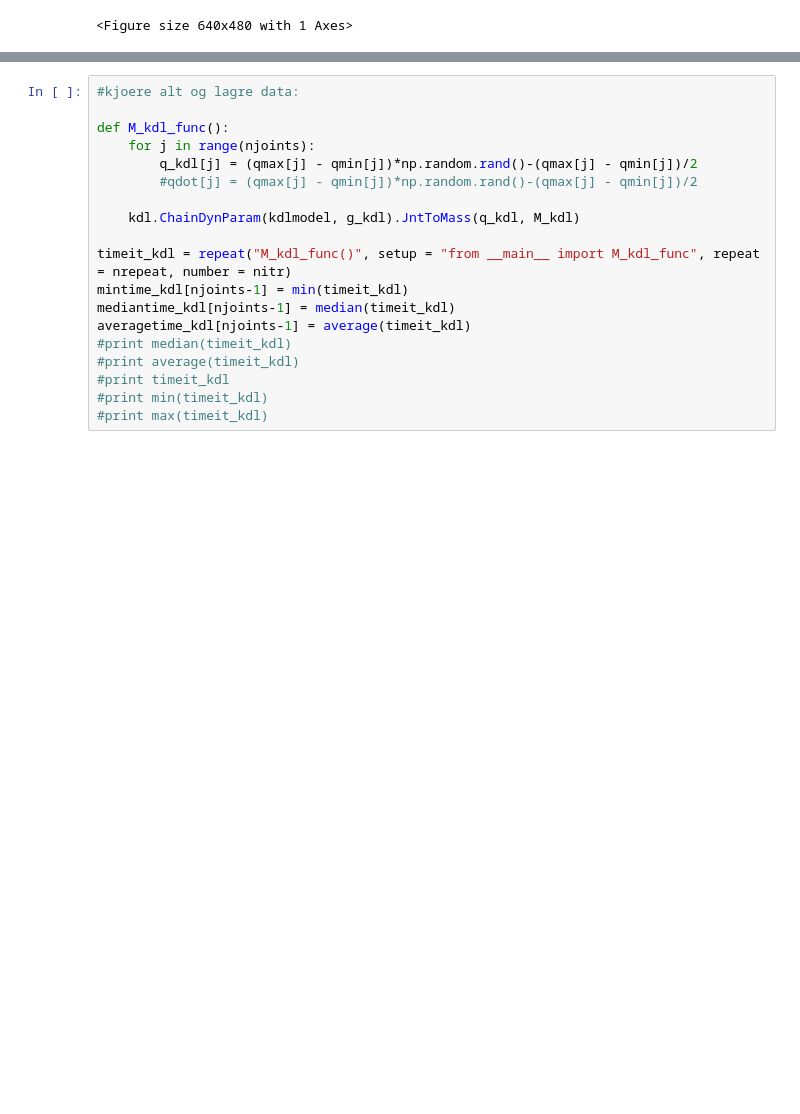
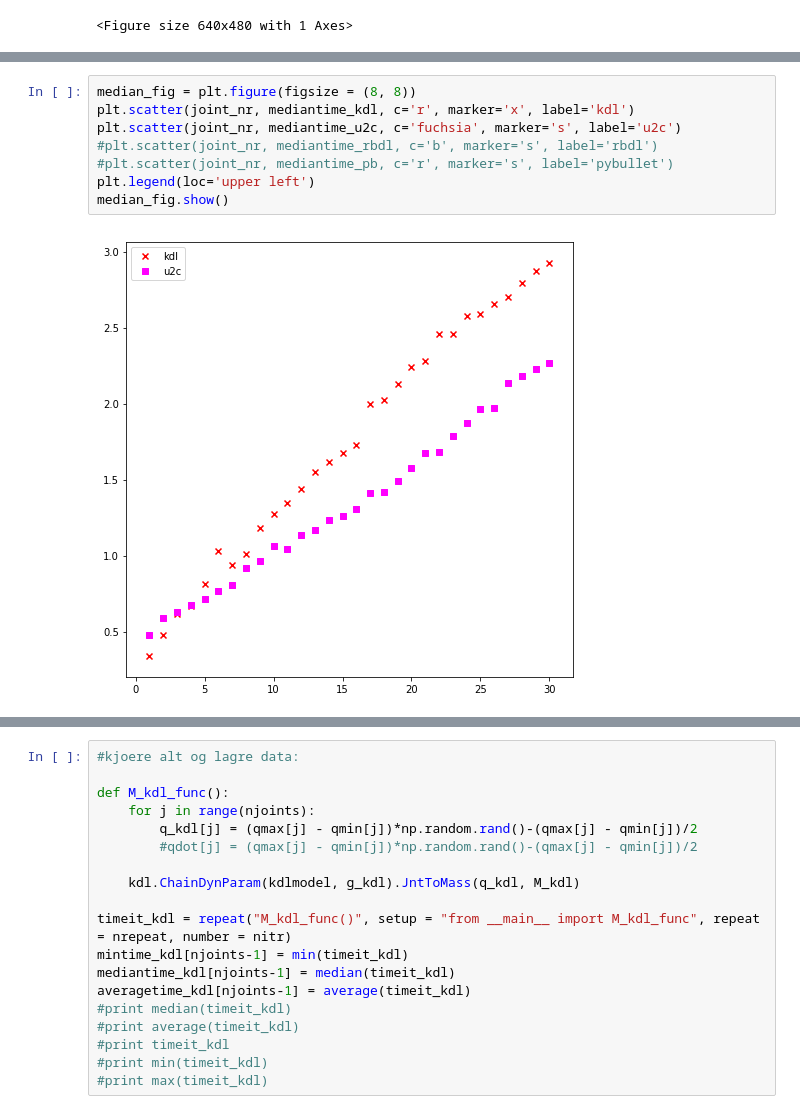
Before and after one commit to mahaarbo/urdf2casadi, a Jupyter notebook: examples/timing/timingscript_inertiamatrix.ipynb, the cells around one changed output, grey strips where cells are left out. Drawn from its saved outputs; the diff is of its cells as text; blank space fills up the shorter version.

```diff
--- a/examples/timing/timingscript_inertiamatrix.ipynb
+++ b/examples/timing/timingscript_inertiamatrix.ipynb
@@ -166,0 +169,10 @@ plt.show()
+# %%
+median_fig = plt.figure(figsize = (8, 8))
+plt.scatter(joint_nr, mediantime_kdl, c='r', marker='x', label='kdl')
+plt.scatter(joint_nr, mediantime_u2c, c='fuchsia', marker='s', label='u2c')
+#plt.scatter(joint_nr, mediantime_rbdl, c='b', marker='s', label='rbdl')
+#plt.scatter(joint_nr, mediantime_pb, c='r', marker='s', label='pybullet')
+plt.legend(loc='upper left')
+median_fig.show()
+# %% [output]
+[figure, added]
```
Also changed, not shown: parts of 8 cells of this notebook, 32 other files.
